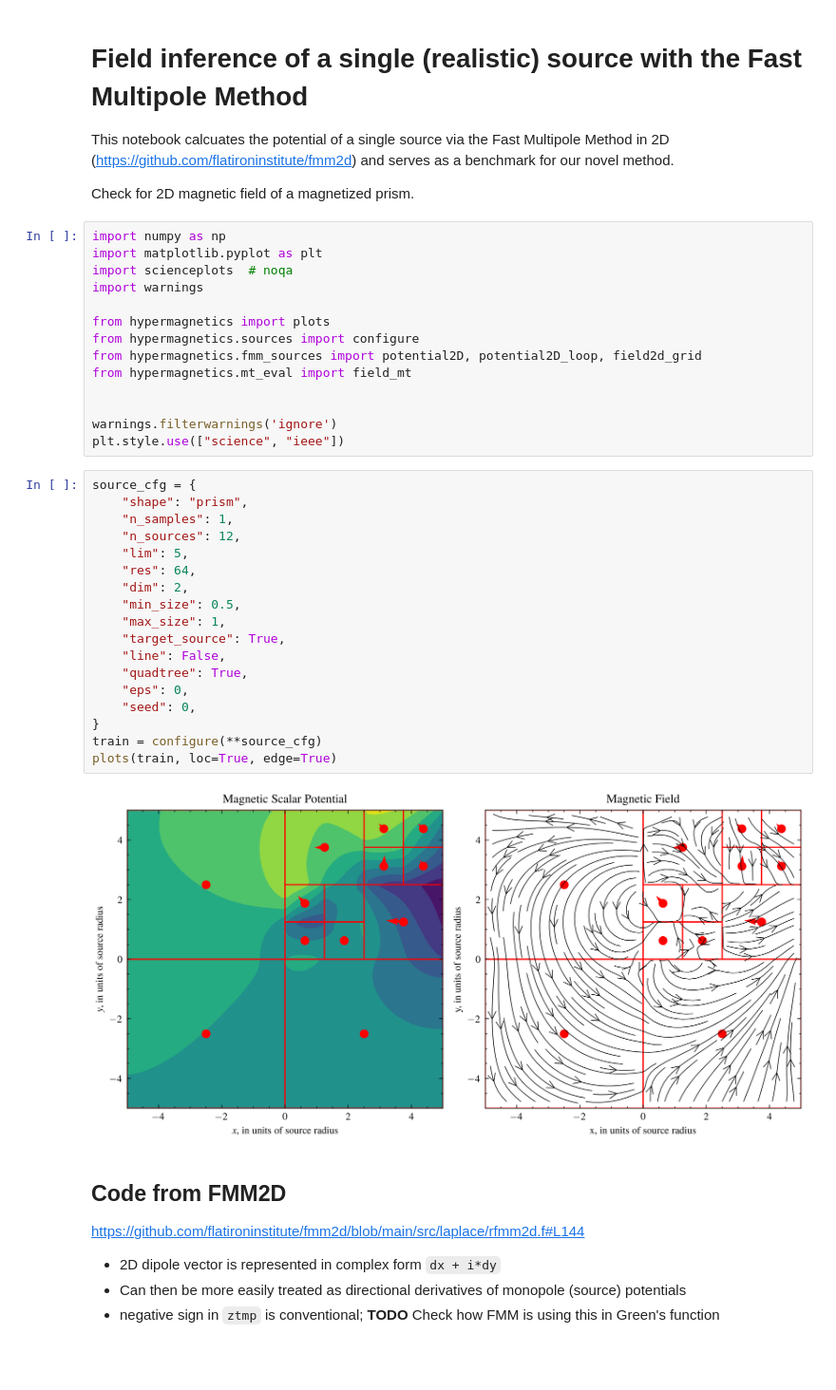
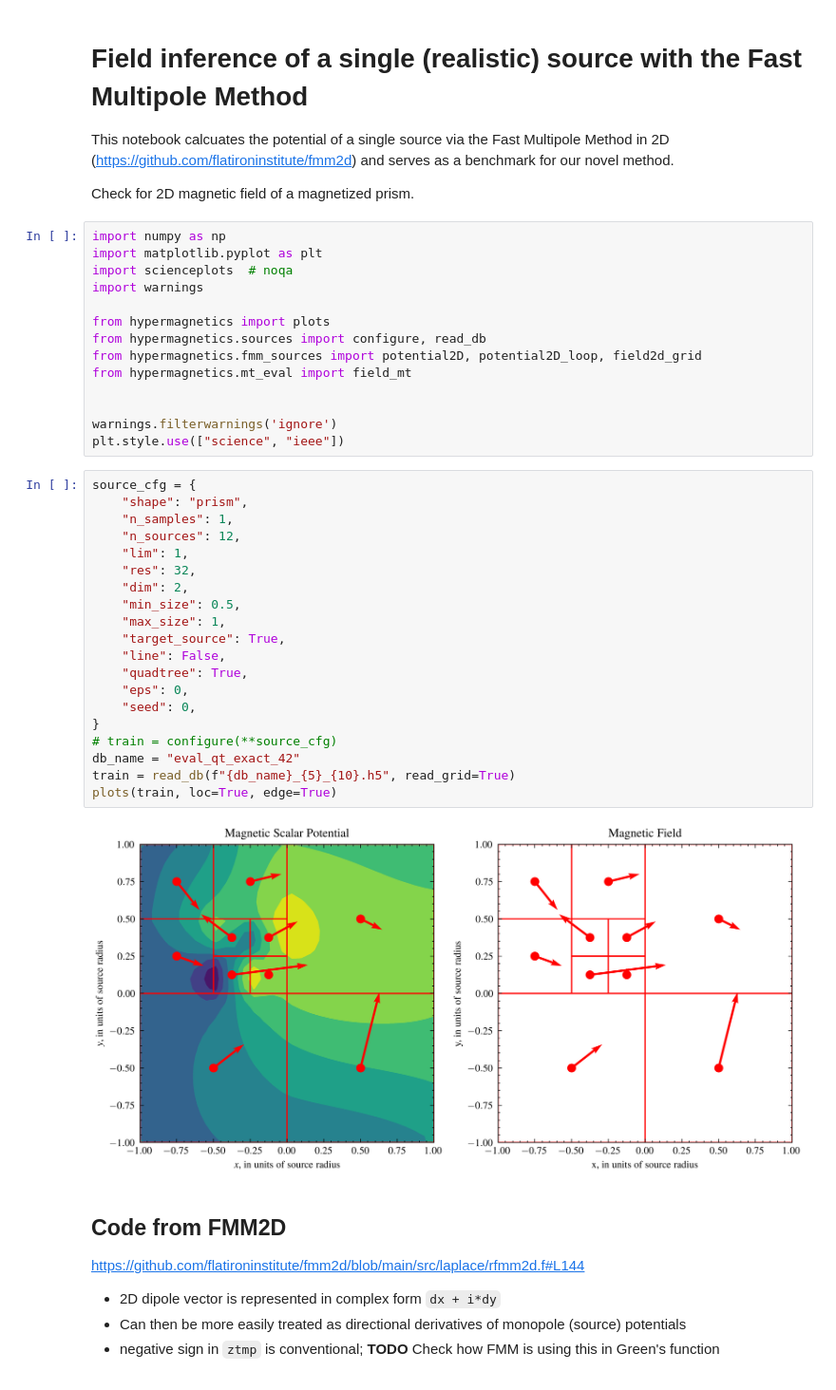
Before and after one commit to cmt-dtu-energy/hypermagnetics, a Jupyter notebook: nbs/check_fmm_prism.ipynb, the cells around one changed output. Shown at 95% size. Drawn from its saved outputs; the diff is of its cells as text.

```diff
--- a/nbs/check_fmm_prism.ipynb
+++ b/nbs/check_fmm_prism.ipynb
@@ -11,7 +11,7 @@ import scienceplots  # noqa
 import warnings
 
 from hypermagnetics import plots
-from hypermagnetics.sources import configure
+from hypermagnetics.sources import configure, read_db
 from hypermagnetics.fmm_sources import potential2D, potential2D_loop, field2d_grid
 from hypermagnetics.mt_eval import field_mt
 
@@ -21,23 +21,25 @@ plt.style.use(["science", "ieee"])
 # %%
 source_cfg = {
     "shape": "prism",
     "n_samples": 1,
     "n_sources": 12,
-    "lim": 5,
-    "res": 64,
+    "lim": 1,
+    "res": 32,
     "dim": 2,
     "min_size": 0.5,
     "max_size": 1,
     "target_source": True,
     "line": False,
     "quadtree": True,
     "eps": 0,
     "seed": 0,
 }
-train = configure(**source_cfg)
+# train = configure(**source_cfg)
+db_name = "eval_qt_exact_42"
+train = read_db(f"{db_name}_{5}_{10}.h5", read_grid=True)
 plots(train, loc=True, edge=True)
 # %% [output]
-[figure, old version]
+[figure, new version]
 # %% [markdown]
 ## Code from FMM2D
 https://github.com/flatironinstitute/fmm2d/blob/main/src/laplace/rfmm2d.f#L144
```
Also changed, not shown: parts of 5 cells of this notebook, 5 other files.
